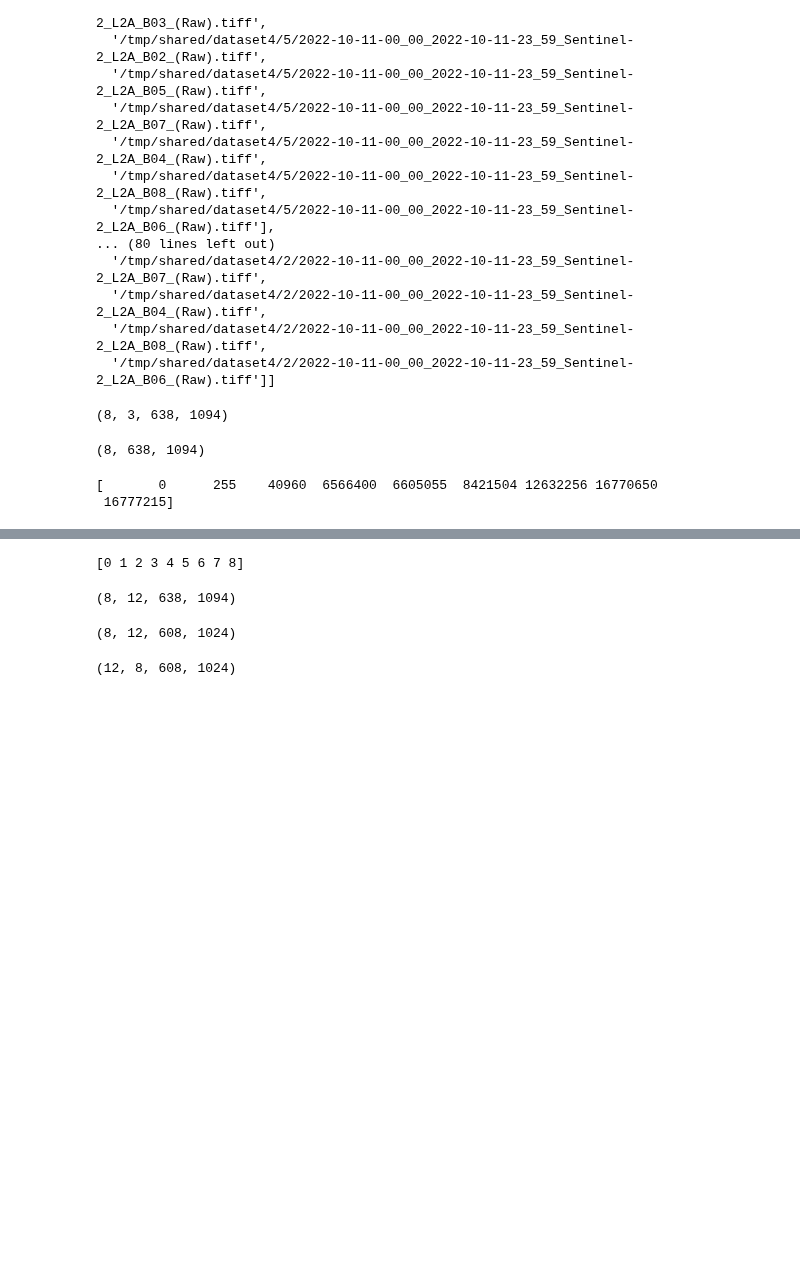
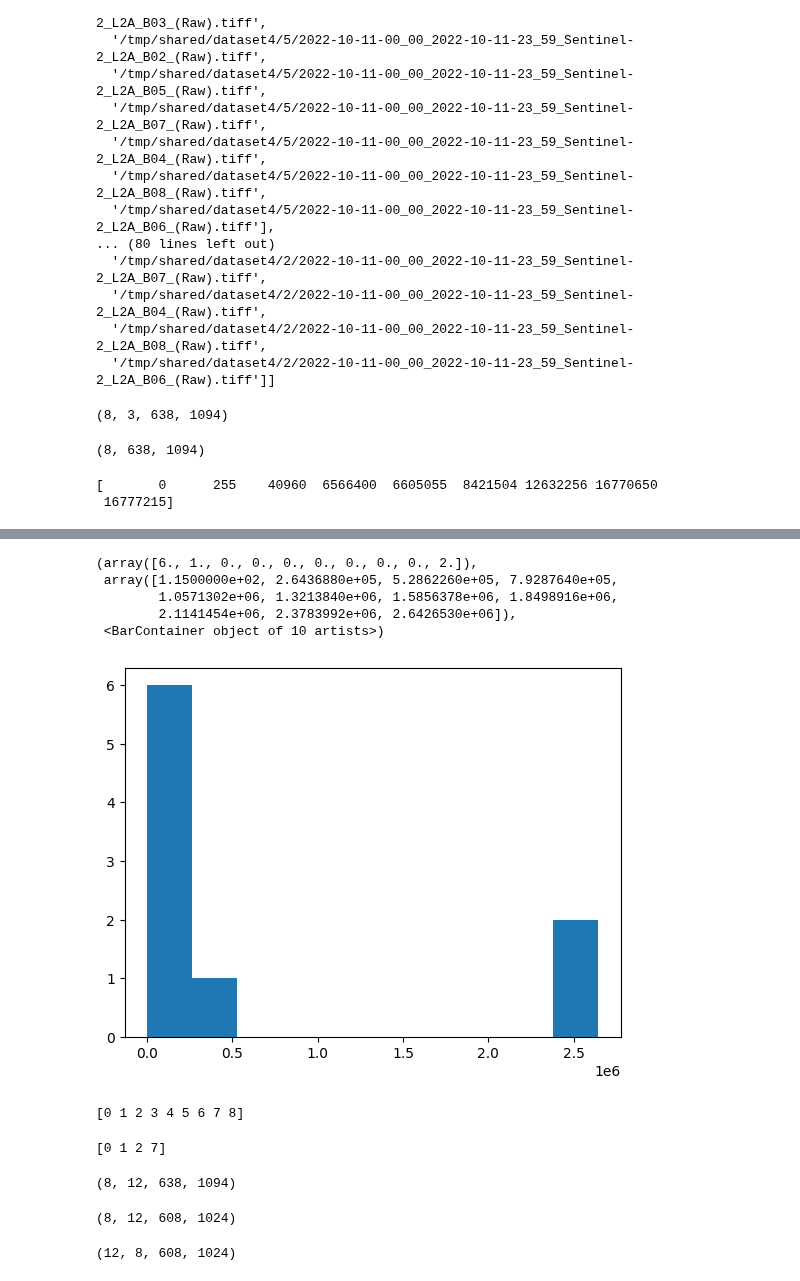
Before and after one commit to angpysha/Satellite_Imagery_Analysis, a Jupyter notebook: Classification/method3.ipynb, the cells around one changed output, grey strips where cells are left out. Drawn from its saved outputs; the diff is of its cells as text; code cells hidden in the pictures; blank space fills up the shorter version.

```diff
--- a/Classification/method3.ipynb
+++ b/Classification/method3.ipynb
@@ -130,0 +141,16 @@ filexY_array[filexY_array == 1] = 100
+# %%
+num_of_y = filexY_array.shape[0]*filexY_array.shape[1]*filexY_array.shape[2]
+cat1_c = np.count_nonzero(filexY_array == 0)
+cat2_c = np.count_nonzero(filexY_array == 255)
+cat3_c = np.count_nonzero(filexY_array == 40960)
+cat4_c = np.count_nonzero(filexY_array == 6566400)
+cat5_c = np.count_nonzero(filexY_array == 6605055)
+cat6_c = np.count_nonzero(filexY_array == 8421504)
+cat7_c = np.count_nonzero(filexY_array == 12632256)
+cat8_c = np.count_nonzero(filexY_array == 16770650)
+cat9_c = np.count_nonzero(filexY_array == 16777215)
+cat_all = []
+for idx, num in enumerate(unique_valsY):
+    cnt = np.count_nonzero(filexY_array == num)
+    print("category " + str(idx) + " count " + str(cnt))
+    cat_all.append(cnt)
@@ -131,3 +167,12 @@ filexY_array[filexY_array == 1] = 100
+# %%
+plt.hist(np.asarray(cat_all))
+# %% [output]
+(array([6., 1., 0., 0., 0., 0., 0., 0., 0., 2.]),
+ array([1.1500000e+02, 2.6436880e+05, 5.2862260e+05, 7.9287640e+05,
+        1.0571302e+06, 1.3213840e+06, 1.5856378e+06, 1.8498916e+06,
+        2.1141454e+06, 2.3783992e+06, 2.6426530e+06]),
+ <BarContainer object of 10 artists>)
+[figure, added]
 # %%
 for idx, i in enumerate(unique_valsY):
         filexY_array [ filexY_array == i] = idx
@@ -137,0 +189,4 @@ print(np.unique(filexY_array))
+# %%
+print(np.unique(filexY_array))
+# %% [output]
+[0 1 2 7]
```
Also changed, not shown: parts of 16 cells of this notebook.
